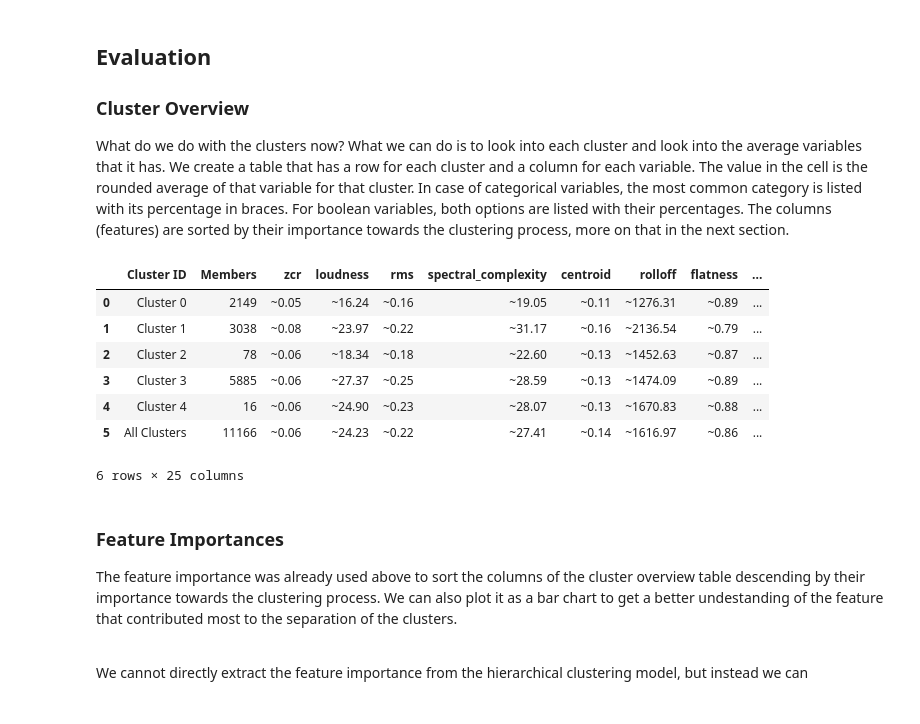
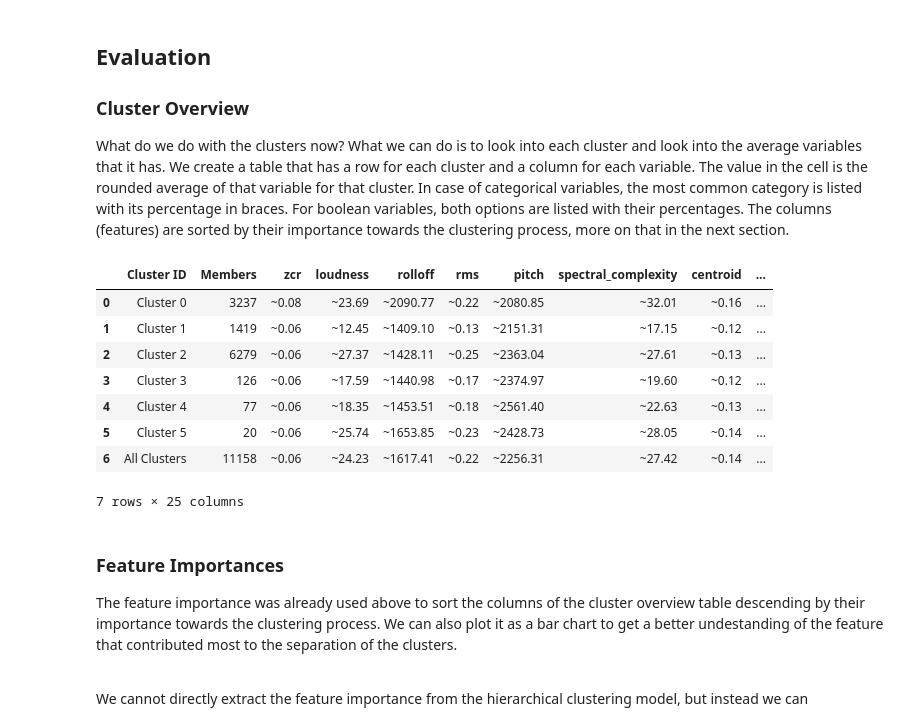
Before and after one commit to jaanisfehling/italian-rap-songs, a Jupyter notebook: clustering/hierarchical.ipynb, the cells around one changed output. Cells and saved outputs as stored; diff of their text form; code cells hidden in the pictures.

```diff
--- a/clustering/hierarchical.ipynb
+++ b/clustering/hierarchical.ipynb
@@ -30,7 +30,7 @@ from scipy.cluster.hierarchy import dendrogram, linkage
 ## Preprocessing
 Load the data and preprocess it. Drop features we dont need. Since we are working with mixed-type data, we need to encode features that are not continuous numeric. Also, missing values need to be imputated.
 # %%
-df = pd.read_csv("../dataset/tracks.csv")
+df = pd.read_csv("../dataset/cleaned_tracks.csv")
 df.head()
 # %% [output]
 |  | id | id_artist | name_artist | full_title | title | featured_artists | primary_artist | language | ... |
@@ -185,7 +157,6 @@ num_cols = [
 # Check we registered all columns
 assert set(cat_cols + bool_cols + num_cols) == set(df.columns)
 
-df = clean(df)
 df = imputate_na(df, num_cols, cat_cols, bool_cols)
 df = scale_cols(df, num_cols, cat_cols, bool_cols)
 
@@ -358,10 +329,10 @@ metrics = {
 }
 results = {}
 
-# Use 'ward' linkage with Euclidean distance (default)
+# Use 'ward' linkage with Euclidean distance
 linkage_method = 'ward'
 
-for k in range(2, 11):
+for k in range(3, 11):
     hierarchical = AgglomerativeClustering(
         n_clusters=k,
         linkage=linkage_method
@@ -375,7 +346,7 @@ for k in range(2, 11):
 
 # Plot all metrics
 fig, axes = plt.subplots(1, 3, figsize=(18, 5))
-k_range = range(2, 11)
+k_range = range(3, 11)
 
 axes[0].plot(k_range, metrics['silhouette'], 'ro-')
 axes[0].set_title('Silhouette Score (Higher is better)')
@@ -464,42 +435,43 @@ def cluster_overview(
 
     # Combine cluster data with overall data
     df_result = pd.concat([df_clusters, df_overall], ignore_index=True)
 
     # Order features by importance
     df_result = df_result[["Cluster ID", "Members"] + list(feature_importances.keys())]
 
     return df_result
 
 
 def feature_importances(
     df: pd.DataFrame,
     labels: np.ndarray
 ) -> Dict[str, float]:
     classifier = RandomForestClassifier(n_estimators=100)
     classifier.fit(df, labels)
     return dict(
         sorted(
             zip(df.columns, classifier.feature_importances_),
             key=lambda it: it[1],
             reverse=True,
         )
     )
 
 
-chosen_k = 5
+chosen_k = 6
 labels = results[chosen_k]
 
 feature_importances_dict = feature_importances(df, labels)
 cluster_overview(og_df, labels, num_cols, cat_cols, bool_cols, feature_importances_dict)
 # %% [output]
-|  | Cluster ID | Members | zcr | loudness | rms | spectral_complexity | centroid | rolloff | flatness | ... |
-| 0 | Cluster 0 | 2149 | ~0.05 | ~16.24 | ~0.16 | ~19.05 | ~0.11 | ~1276.31 | ~0.89 | ... |
-| 1 | Cluster 1 | 3038 | ~0.08 | ~23.97 | ~0.22 | ~31.17 | ~0.16 | ~2136.54 | ~0.79 | ... |
-| 2 | Cluster 2 | 78 | ~0.06 | ~18.34 | ~0.18 | ~22.60 | ~0.13 | ~1452.63 | ~0.87 | ... |
-| 3 | Cluster 3 | 5885 | ~0.06 | ~27.37 | ~0.25 | ~28.59 | ~0.13 | ~1474.09 | ~0.89 | ... |
-| 4 | Cluster 4 | 16 | ~0.06 | ~24.90 | ~0.23 | ~28.07 | ~0.13 | ~1670.83 | ~0.88 | ... |
-| 5 | All Clusters | 11166 | ~0.06 | ~24.23 | ~0.22 | ~27.41 | ~0.14 | ~1616.97 | ~0.86 | ... |
+|  | Cluster ID | Members | zcr | loudness | rolloff | rms | pitch | spectral_complexity | centroid | ... |
+| 0 | Cluster 0 | 3237 | ~0.08 | ~23.69 | ~2090.77 | ~0.22 | ~2080.85 | ~32.01 | ~0.16 | ... |
+| 1 | Cluster 1 | 1419 | ~0.06 | ~12.45 | ~1409.10 | ~0.13 | ~2151.31 | ~17.15 | ~0.12 | ... |
+| 2 | Cluster 2 | 6279 | ~0.06 | ~27.37 | ~1428.11 | ~0.25 | ~2363.04 | ~27.61 | ~0.13 | ... |
+| 3 | Cluster 3 | 126 | ~0.06 | ~17.59 | ~1440.98 | ~0.17 | ~2374.97 | ~19.60 | ~0.12 | ... |
+| 4 | Cluster 4 | 77 | ~0.06 | ~18.35 | ~1453.51 | ~0.18 | ~2561.40 | ~22.63 | ~0.13 | ... |
+| 5 | Cluster 5 | 20 | ~0.06 | ~25.74 | ~1653.85 | ~0.23 | ~2428.73 | ~28.05 | ~0.14 | ... |
+| 6 | All Clusters | 11158 | ~0.06 | ~24.23 | ~1617.41 | ~0.22 | ~2256.31 | ~27.42 | ~0.14 | ... |
-6 rows × 25 columns
+7 rows × 25 columns
 # %% [markdown]
 ### Feature Importances
 The feature importance was already used above to sort the columns of the cluster overview table descending by their importance towards the clustering process. We can also plot it as a bar chart to get a better undestanding of the feature that contributed most to the separation of the clusters.
```
Also changed, not shown: parts of 11 cells of this notebook, 1 other file.
